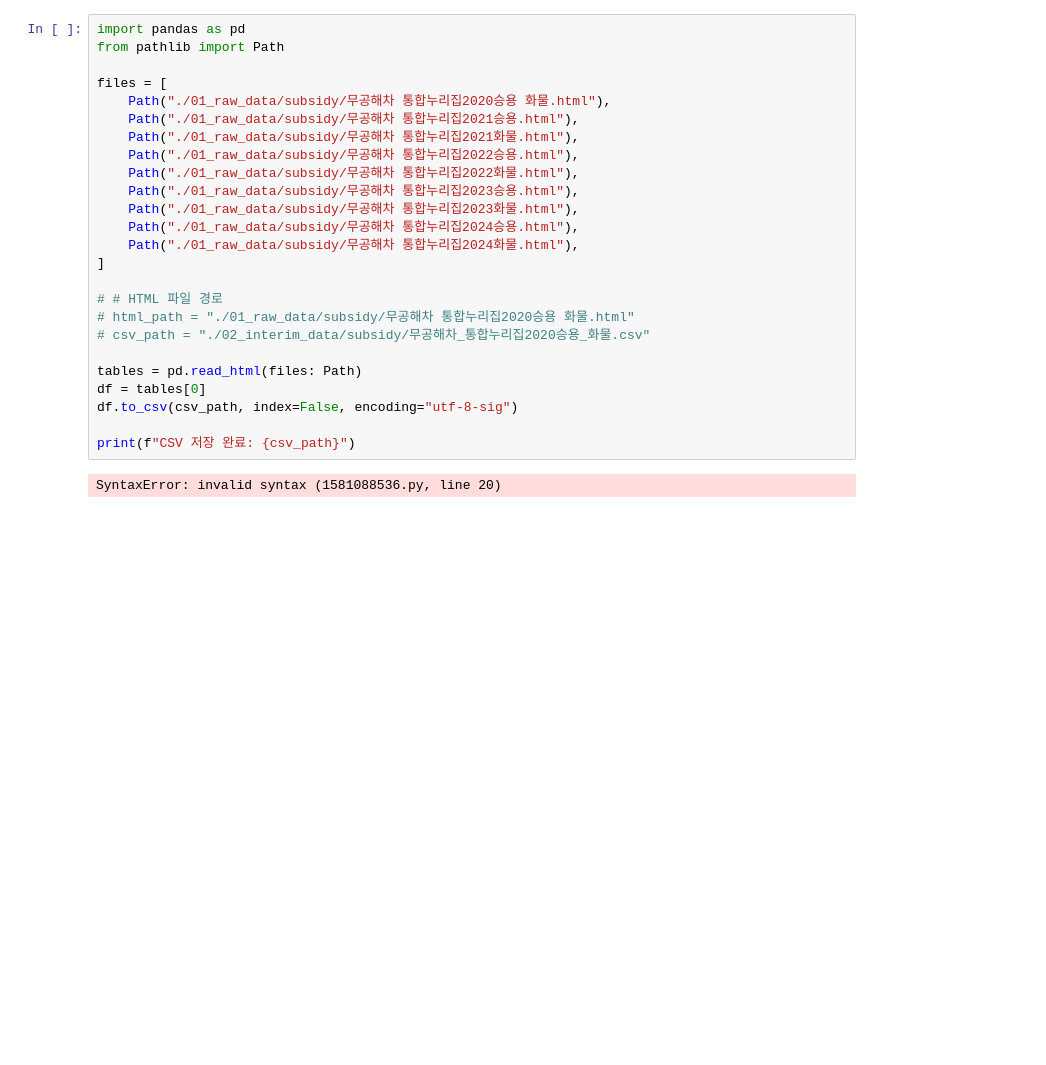
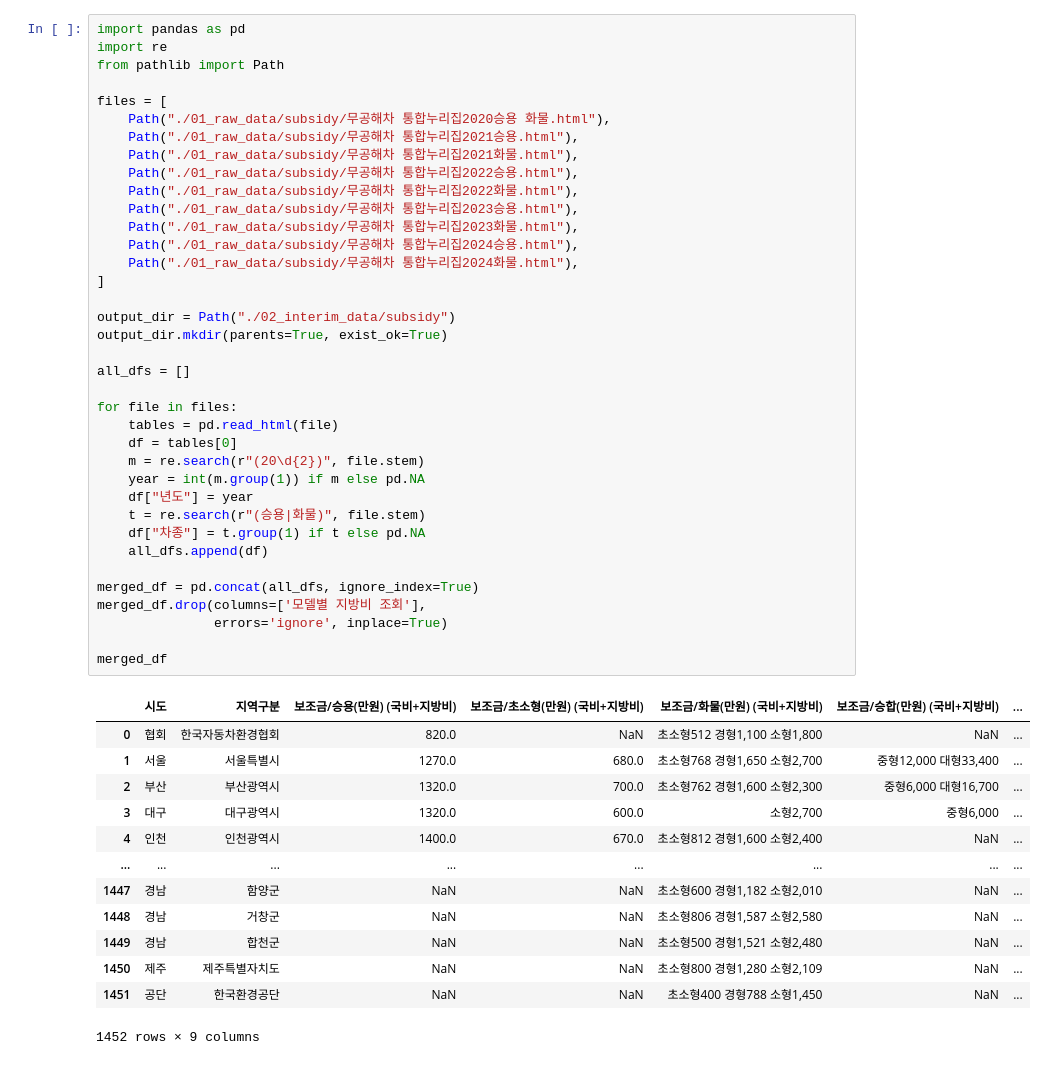
Before and after one commit to J2H3233/ev_project2, a Jupyter notebook: preprocess/subsidy.ipynb, the cells around one changed output. Drawn from its saved outputs; the diff is of its cells as text; blank space fills up the shorter version.

```diff
--- a/preprocess/subsidy.ipynb
+++ b/preprocess/subsidy.ipynb
@@ -100,27 +40,51 @@ if __name__ == "__main__":
 # %%
 import pandas as pd
+import re
 from pathlib import Path
 
 files = [
     Path("./01_raw_data/subsidy/무공해차 통합누리집2020승용 화물.html"),
     Path("./01_raw_data/subsidy/무공해차 통합누리집2021승용.html"),
     Path("./01_raw_data/subsidy/무공해차 통합누리집2021화물.html"),
     Path("./01_raw_data/subsidy/무공해차 통합누리집2022승용.html"),
     Path("./01_raw_data/subsidy/무공해차 통합누리집2022화물.html"),
     Path("./01_raw_data/subsidy/무공해차 통합누리집2023승용.html"),
     Path("./01_raw_data/subsidy/무공해차 통합누리집2023화물.html"),
     Path("./01_raw_data/subsidy/무공해차 통합누리집2024승용.html"),
     Path("./01_raw_data/subsidy/무공해차 통합누리집2024화물.html"),
 ]
 
-# # HTML 파일 경로
-# html_path = "./01_raw_data/subsidy/무공해차 통합누리집2020승용 화물.html"
-# csv_path = "./02_interim_data/subsidy/무공해차_통합누리집2020승용_화물.csv"
+output_dir = Path("./02_interim_data/subsidy")
+output_dir.mkdir(parents=True, exist_ok=True)
 
-tables = pd.read_html(files: Path)
-df = tables[0]
-df.to_csv(csv_path, index=False, encoding="utf-8-sig")
+all_dfs = []
 
-print(f"CSV 저장 완료: {csv_path}")
+for file in files:
+    tables = pd.read_html(file)
+    df = tables[0]
+    m = re.search(r"(20\d{2})", file.stem)
+    year = int(m.group(1)) if m else pd.NA
+    df["년도"] = year
+    t = re.search(r"(승용|화물)", file.stem)
+    df["차종"] = t.group(1) if t else pd.NA
+    all_dfs.append(df)
+
+merged_df = pd.concat(all_dfs, ignore_index=True)
+merged_df.drop(columns=['모델별 지방비 조회'],
+               errors='ignore', inplace=True)
+
+merged_df
 # %% [output]
+|  | 시도 | 지역구분 | 보조금/승용(만원) (국비+지방비) | 보조금/초소형(만원) (국비+지방비) | 보조금/화물(만원) (국비+지방비) | 보조금/승합(만원) (국비+지방비) | ... |
+| 0 | 협회 | 한국자동차환경협회 | 820.0 | NaN | 초소형512 경형1,100 소형1,800 | NaN | ... |
+| 1 | 서울 | 서울특별시 | 1270.0 | 680.0 | 초소형768 경형1,650 소형2,700 | 중형12,000 대형33,400 | ... |
+| 2 | 부산 | 부산광역시 | 1320.0 | 700.0 | 초소형762 경형1,600 소형2,300 | 중형6,000 대형16,700 | ... |
+| 3 | 대구 | 대구광역시 | 1320.0 | 600.0 | 소형2,700 | 중형6,000 | ... |
+| 4 | 인천 | 인천광역시 | 1400.0 | 670.0 | 초소형812 경형1,600 소형2,400 | NaN | ... |
+| ... | ... | ... | ... | ... | ... | ... | ... |
+| 1447 | 경남 | 함양군 | NaN | NaN | 초소형600 경형1,182 소형2,010 | NaN | ... |
+| 1448 | 경남 | 거창군 | NaN | NaN | 초소형806 경형1,587 소형2,580 | NaN | ... |
+| 1449 | 경남 | 합천군 | NaN | NaN | 초소형500 경형1,521 소형2,480 | NaN | ... |
+| 1450 | 제주 | 제주특별자치도 | NaN | NaN | 초소형800 경형1,280 소형2,109 | NaN | ... |
+| 1451 | 공단 | 한국환경공단 | NaN | NaN | 초소형400 경형788 소형1,450 | NaN | ... |
-SyntaxError: invalid syntax (1581088536.py, line 20)
+1452 rows × 9 columns
```
Also changed, not shown: parts of 12 cells of this notebook, 24 other files.
